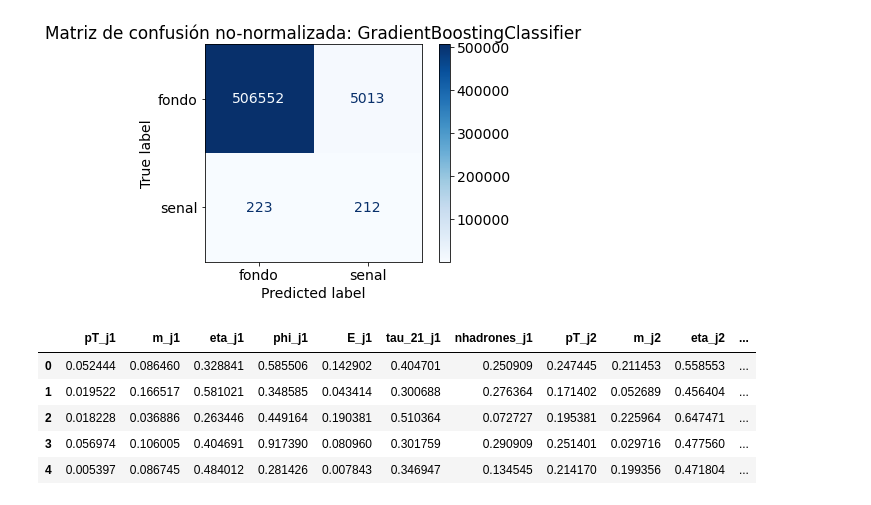
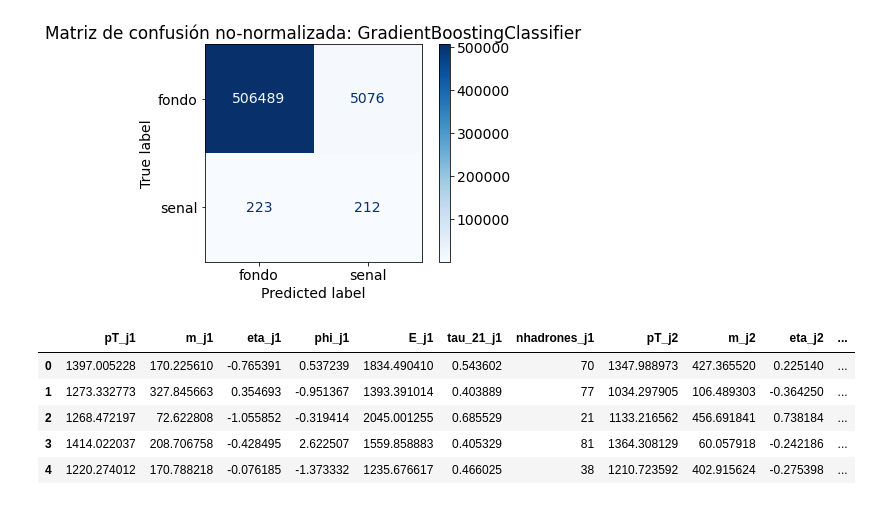
Before and after one commit to marianaiv/benchtools, a Jupyter notebook: notebooks/GBC-clasificacion.ipynb, the cells around one changed output. Saved outputs shown, nothing was run; the diff lists cells and outputs as text; code cells hidden in the pictures.

```diff
--- a/notebooks/GBC-clasificacion.ipynb
+++ b/notebooks/GBC-clasificacion.ipynb
@@ -54,13 +54,14 @@ def data_ready(df, label='label'):
     X = df[carac_cols]
 
     # Normalizamos los datos
+    '''
     for column in list(X.columns):
         feature = np.array(X[column]).reshape(-1,1)
         scaler = MinMaxScaler()
         scaler.fit(feature)
         feature_scaled = scaler.transform(feature)
         X[column] = feature_scaled.reshape(1,-1)[0]
-
+    '''
     # Obtenemos la serie con la información sobre señal o fondo
     y = df[label]
 
@@ -74,0 +78,5 @@ X_test = X_test_m.drop(['m_j1', 'm_j2', 'm_jj'], axis=1)
+# %%
+# Estandarizamos las variables
+scaler = MinMaxScaler()
+X_train[X_train.columns] = scaler.fit_transform(X_train[X_train.columns])
+X_test[X_test.columns] = scaler.fit_transform(X_test[X_test.columns])
@@ -330,6 +341,8 @@ X_bb_m, y_label = data_ready(df_bb)
 
 # Eliminamos las columnas de masa para que el entrenamiento sea libre de modelo
 X_bb = X_bb_m.drop(['m_j1', 'm_j2', 'm_jj'], axis=1)
+# Estandarizamos las variables
+X_bb[X_bb.columns] = scaler.fit_transform(X_bb[X_bb.columns])
 # %%
 # Hacemos la prediccion
 y_pred_bb = clf.predict(X_bb)
@@ -353,17 +366,17 @@ plt.show()
 [figure]
 [figure]
 # %%
-X_bb_m['y_test'] = y_label
+X_bb_m['label'] = y_label
 X_bb_m['y_pred'] = y_pred_bb
 
 X_bb_m.head()
 # %% [output]
 |  | pT_j1 | m_j1 | eta_j1 | phi_j1 | E_j1 | tau_21_j1 | nhadrones_j1 | pT_j2 | m_j2 | eta_j2 | ... |
-| 0 | 0.052444 | 0.086460 | 0.328841 | 0.585506 | 0.142902 | 0.404701 | 0.250909 | 0.247445 | 0.211453 | 0.558553 | ... |
-| 1 | 0.019522 | 0.166517 | 0.581021 | 0.348585 | 0.043414 | 0.300688 | 0.276364 | 0.171402 | 0.052689 | 0.456404 | ... |
-| 2 | 0.018228 | 0.036886 | 0.263446 | 0.449164 | 0.190381 | 0.510364 | 0.072727 | 0.195381 | 0.225964 | 0.647471 | ... |
-| 3 | 0.056974 | 0.106005 | 0.404691 | 0.917390 | 0.080960 | 0.301759 | 0.290909 | 0.251401 | 0.029716 | 0.477560 | ... |
-| 4 | 0.005397 | 0.086745 | 0.484012 | 0.281426 | 0.007843 | 0.346947 | 0.134545 | 0.214170 | 0.199356 | 0.471804 | ... |
+| 0 | 1397.005228 | 170.225610 | -0.765391 | 0.537239 | 1834.490410 | 0.543602 | 70 | 1347.988973 | 427.365520 | 0.225140 | ... |
+| 1 | 1273.332773 | 327.845663 | 0.354693 | -0.951367 | 1393.391014 | 0.403889 | 77 | 1034.297905 | 106.489303 | -0.364250 | ... |
+| 2 | 1268.472197 | 72.622808 | -1.055852 | -0.319414 | 2045.001255 | 0.685529 | 21 | 1133.216562 | 456.691841 | 0.738184 | ... |
+| 3 | 1414.022037 | 208.706758 | -0.428495 | 2.622507 | 1559.858883 | 0.405329 | 81 | 1364.308129 | 60.057918 | -0.242186 | ... |
+| 4 | 1220.274012 | 170.788218 | -0.076185 | -1.373332 | 1235.676617 | 0.466025 | 38 | 1210.723592 | 402.915624 | -0.275398 | ... |
 # %%
 lista = ['pT_j1', 'pT_j2', 'phi_j1', 'eta_j1', 'nhadrones_j1',
          'm_j1', 'm_j2', 'nhadrones_j2', 'm_jj','tau_21_j1',
```
Also changed, not shown: parts of 10 cells of this notebook.
